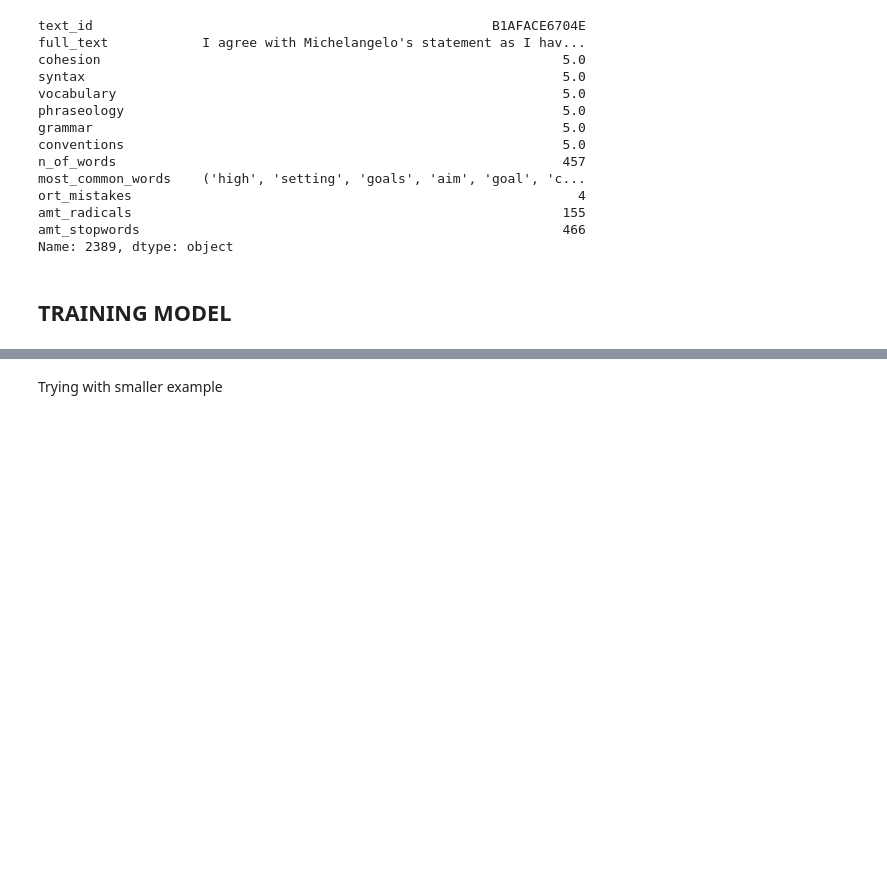
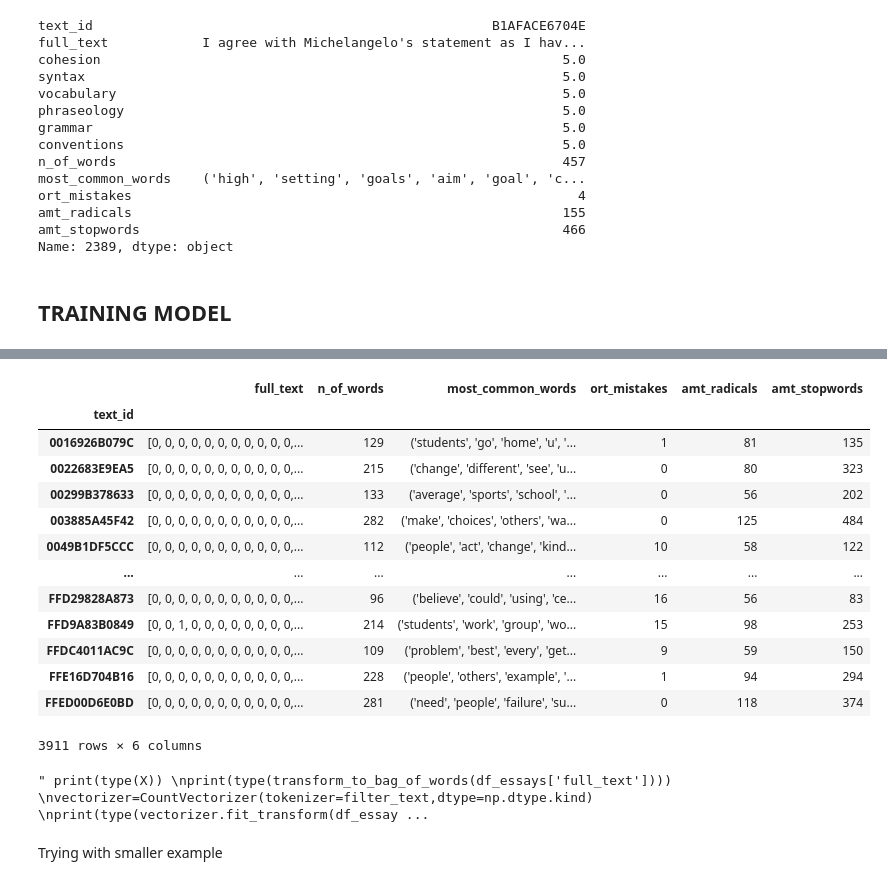
Before and after one commit to leofrio/English-Proficiency-Repository, a Jupyter notebook: doingit.ipynb, the cells around one changed output, grey strips where cells are left out. Drawn from its saved outputs; the diff is of its cells as text; code cells hidden in the pictures; blank space fills up the shorter version.

```diff
--- a/doingit.ipynb
+++ b/doingit.ipynb
@@ -79,7 +103,9 @@ for i in range(0,len(english_words)):
     english_words[i]=english_words[i].replace("\n","")
 NER = spacy.load("en_core_web_sm")
 # %%
-
+unwanted_list=["'s","`s","´s","'re","`re","´re","n't","n´t","n`t","'ll","´ll","`ll","'d","´d","`d","'ve","`ve","´ve","'m","`m","´m","'",'"',".",",","`","!","?","´",':',"(",")","/",";",'#']
+unwanted_list.extend(list(String.punctuation))
+unwanted_list=list(set(unwanted_list))
 stop_words=stopwords.words("english")
 load_model = spacy.load('en_core_web_sm', disable = ['parser','ner'])
 load_model.max_length =len(essays) *2
@@ -110,8 +136,8 @@ def remove_unwanted(string,unwanted):
         else:
             string=string.replace(i," ")
     return string
-def filter_text(string,stop_words=stop_words,unique_words=True,filter_by_sw=True):
-    string=remove_unwanted(string,["'s","`s","´s","'re","`re","´re","n't","n´t","n`t","'ll","´ll","`ll","'d","´d","`d","'ve","`ve","´ve","'m","`m","´m","'",'"',".",",","`","!","?","´",':',"(",")","/",";"])
+def filter_text(string,stop_words=stop_words,unique_words=False,filter_by_sw=True):
+    string=remove_unwanted(string,unwanted_list)
     tokenized=word_tokenize(string)
     filtered=tuple(tokenized)
     if filter_by_sw:
@@ -208,8 +234,21 @@ def stop_words_counter(essay):
     return len(a);
 def transform_to_bag_of_words(essay):
     vectorizer=CountVectorizer()
-    bag=vectorizer.fit_transform(filter_text(essay,unique_words=False))
-    return bag.toarray()
+    if isinstance(essay,pd.core.frame.DataFrame)or isinstance(essay,pd.core.series.Series):
+        vectorizer=CountVectorizer(tokenizer=filter_text,dtype=np.dtype.type)
+        aux=vectorizer.fit_transform(df_essays["full_text"]).toarray()
+        essay["full_text"]=[subarray for subarray in aux]
+        return essay
+    else:
+        bag=vectorizer.fit_transform(filter_text(essay,unique_words=False))
+        return bag.toarray()
+def removing_numbers(essay,remove_text_next_to_num=False):
+    newessay=""
+    if(remove_text_next_to_num):
+        newessay=re.sub(r"\d+" ,"",essay)
+    else:
+        newessay=re.sub(r"\d+" ,"",essay)
+    return newessay
 # %% [markdown]
 ## CREATE AN EXAMPLE txt
 # %%
@@ -506,6 +605,29 @@ Name: 2389, dtype: object
 # %%
-X=df_relevant.drop(columns=target_names).copy()
-X["full_text"]=[transform_to_bag_of_words(essay) for essay in df_essays["full_text"]]
+X=df_relevant.drop(columns=target_names)
+X=transform_to_bag_of_words(X)
 X=X.set_index("text_id")
+X
+# %% [output]
+|  | full_text | n_of_words | most_common_words | ort_mistakes | amt_radicals | amt_stopwords |
+| text_id |  |  |  |  |  |  |
+| 0016926B079C | [0, 0, 0, 0, 0, 0, 0, 0, 0, 0, 0,... | 129 | ('students', 'go', 'home', 'u', '... | 1 | 81 | 135 |
+| 0022683E9EA5 | [0, 0, 0, 0, 0, 0, 0, 0, 0, 0, 0,... | 215 | ('change', 'different', 'see', 'u... | 0 | 80 | 323 |
+| 00299B378633 | [0, 0, 0, 0, 0, 0, 0, 0, 0, 0, 0,... | 133 | ('average', 'sports', 'school', '... | 0 | 56 | 202 |
+| 003885A45F42 | [0, 0, 0, 0, 0, 0, 0, 0, 0, 0, 0,... | 282 | ('make', 'choices', 'others', 'wa... | 0 | 125 | 484 |
+| 0049B1DF5CCC | [0, 0, 0, 0, 0, 0, 0, 0, 0, 0, 0,... | 112 | ('people', 'act', 'change', 'kind... | 10 | 58 | 122 |
+| ... | ... | ... | ... | ... | ... | ... |
+| FFD29828A873 | [0, 0, 0, 0, 0, 0, 0, 0, 0, 0, 0,... | 96 | ('believe', 'could', 'using', 'ce... | 16 | 56 | 83 |
+| FFD9A83B0849 | [0, 0, 1, 0, 0, 0, 0, 0, 0, 0, 0,... | 214 | ('students', 'work', 'group', 'wo... | 15 | 98 | 253 |
+| FFDC4011AC9C | [0, 0, 0, 0, 0, 0, 0, 0, 0, 0, 0,... | 109 | ('problem', 'best', 'every', 'get... | 9 | 59 | 150 |
+| FFE16D704B16 | [0, 0, 0, 0, 0, 0, 0, 0, 0, 0, 0,... | 228 | ('people', 'others', 'example', '... | 1 | 94 | 294 |
+| FFED00D6E0BD | [0, 0, 0, 0, 0, 0, 0, 0, 0, 0, 0,... | 281 | ('need', 'people', 'failure', 'su... | 0 | 118 | 374 |
+3911 rows × 6 columns
+# %%
+""" print(type(X))
+print(type(transform_to_bag_of_words(df_essays['full_text'])))
+vectorizer=CountVectorizer(tokenizer=filter_text,dtype=np.dtype.kind)
+print(type(vectorizer.fit_transform(df_essays['full_text']).toarray())) """
+# %% [output]
+" print(type(X)) \nprint(type(transform_to_bag_of_words(df_essays['full_text']))) \nvectorizer=CountVectorizer(tokenizer=filter_text,dtype=np.dtype.kind) \nprint(type(vectorizer.fit_transform(df_essay ...
 # %%
 def getModels():
```
Also changed, not shown: parts of 17 cells of this notebook.
